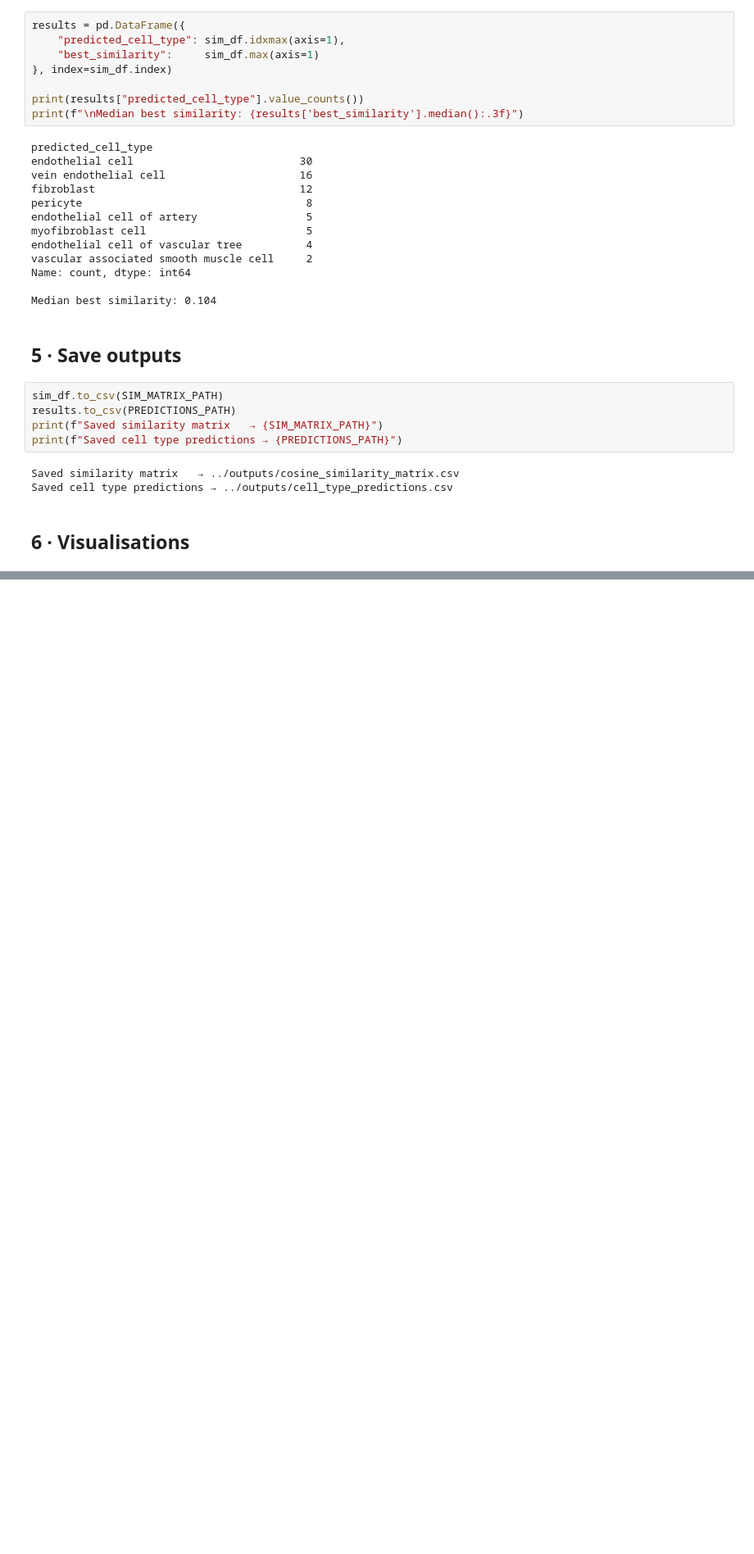
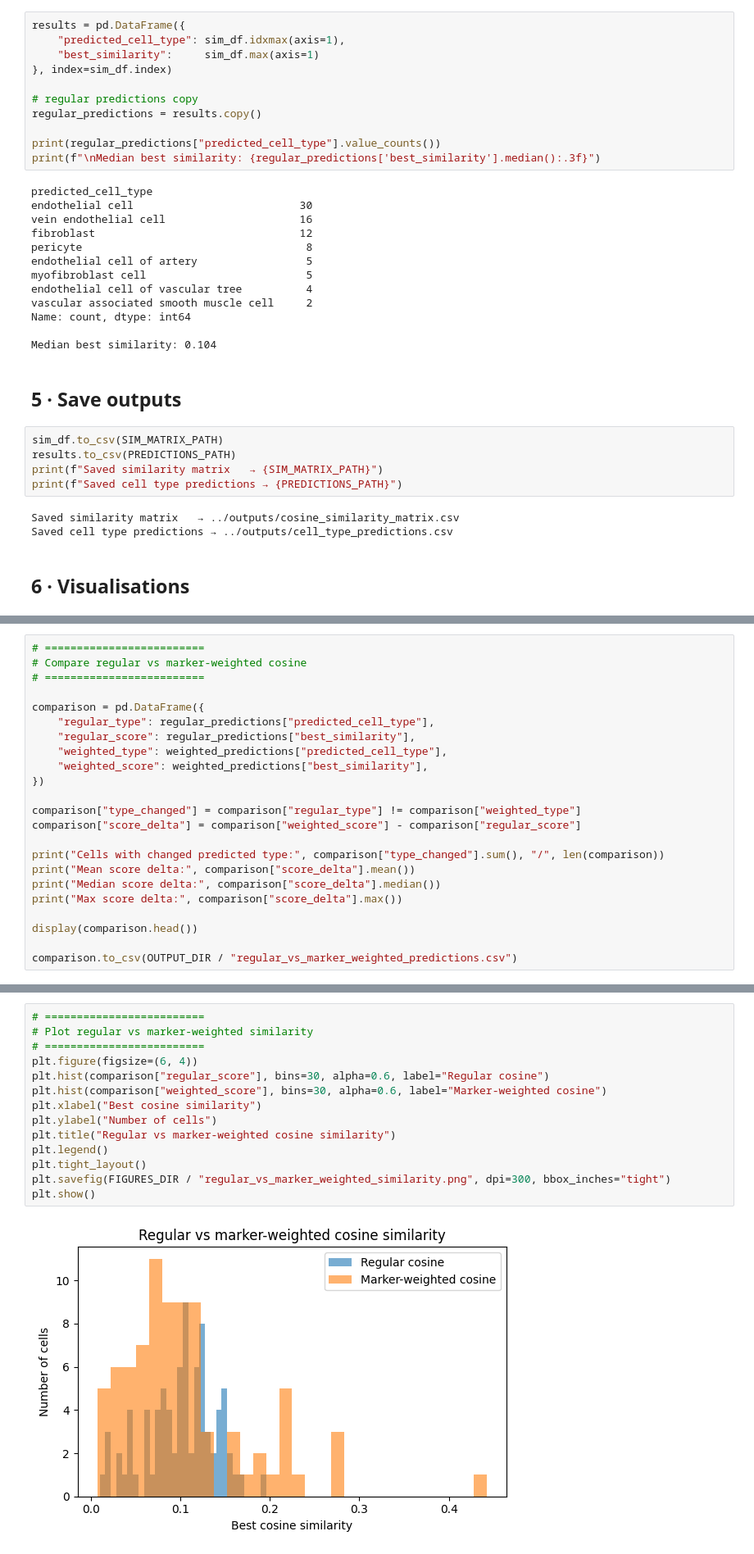
Before and after one commit to Mahsa02/Computational-Genomics-Project, a Jupyter notebook: notebooks/03_cosine_similarity.ipynb, the cells around one changed output, grey strips where cells are left out. Shown at 82% size. Drawn from its saved outputs; the diff is of its cells as text; blank space fills up the shorter version.

```diff
--- a/notebooks/03_cosine_similarity.ipynb
+++ b/notebooks/03_cosine_similarity.ipynb
@@ -166,8 +146,11 @@ results = pd.DataFrame({
     "best_similarity":     sim_df.max(axis=1)
 }, index=sim_df.index)
 
-print(results["predicted_cell_type"].value_counts())
-print(f"\nMedian best similarity: {results['best_similarity'].median():.3f}")
+# regular predictions copy
+regular_predictions = results.copy()
+
+print(regular_predictions["predicted_cell_type"].value_counts())
+print(f"\nMedian best similarity: {regular_predictions['best_similarity'].median():.3f}")
 # %% [output]
 predicted_cell_type
 endothelial cell                          30
@@ -237,0 +340,23 @@ plt.show()
+# %%
+# =========================
+# Compare regular vs marker-weighted cosine
+# =========================
+
+comparison = pd.DataFrame({
+    "regular_type": regular_predictions["predicted_cell_type"],
+    "regular_score": regular_predictions["best_similarity"],
+    "weighted_type": weighted_predictions["predicted_cell_type"],
+    "weighted_score": weighted_predictions["best_similarity"],
+})
+
+comparison["type_changed"] = comparison["regular_type"] != comparison["weighted_type"]
+comparison["score_delta"] = comparison["weighted_score"] - comparison["regular_score"]
+
+print("Cells with changed predicted type:", comparison["type_changed"].sum(), "/", len(comparison))
+print("Mean score delta:", comparison["score_delta"].mean())
+print("Median score delta:", comparison["score_delta"].median())
+print("Max score delta:", comparison["score_delta"].max())
+
+display(comparison.head())
+
+comparison.to_csv(OUTPUT_DIR / "regular_vs_marker_weighted_predictions.csv")
@@ -237,0 +374,16 @@ plt.show()
+# %%
+# =========================
+# Plot regular vs marker-weighted similarity
+# =========================
+plt.figure(figsize=(6, 4))
+plt.hist(comparison["regular_score"], bins=30, alpha=0.6, label="Regular cosine")
+plt.hist(comparison["weighted_score"], bins=30, alpha=0.6, label="Marker-weighted cosine")
+plt.xlabel("Best cosine similarity")
+plt.ylabel("Number of cells")
+plt.title("Regular vs marker-weighted cosine similarity")
+plt.legend()
+plt.tight_layout()
+plt.savefig(FIGURES_DIR / "regular_vs_marker_weighted_similarity.png", dpi=300, bbox_inches="tight")
+plt.show()
+# %% [output]
+[figure, added]
```
Also changed, not shown: parts of 15 cells of this notebook, 3 other files.
